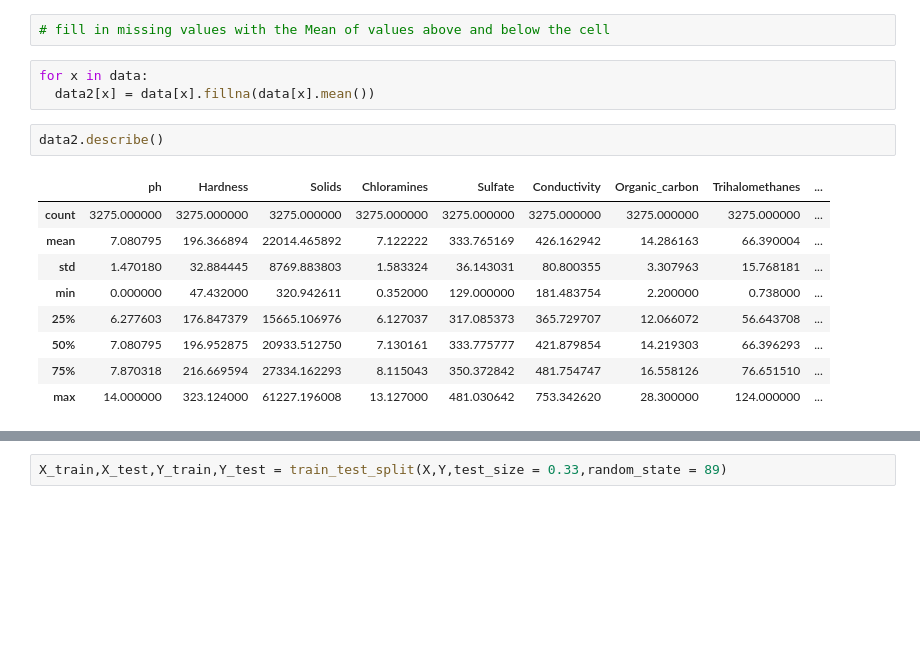
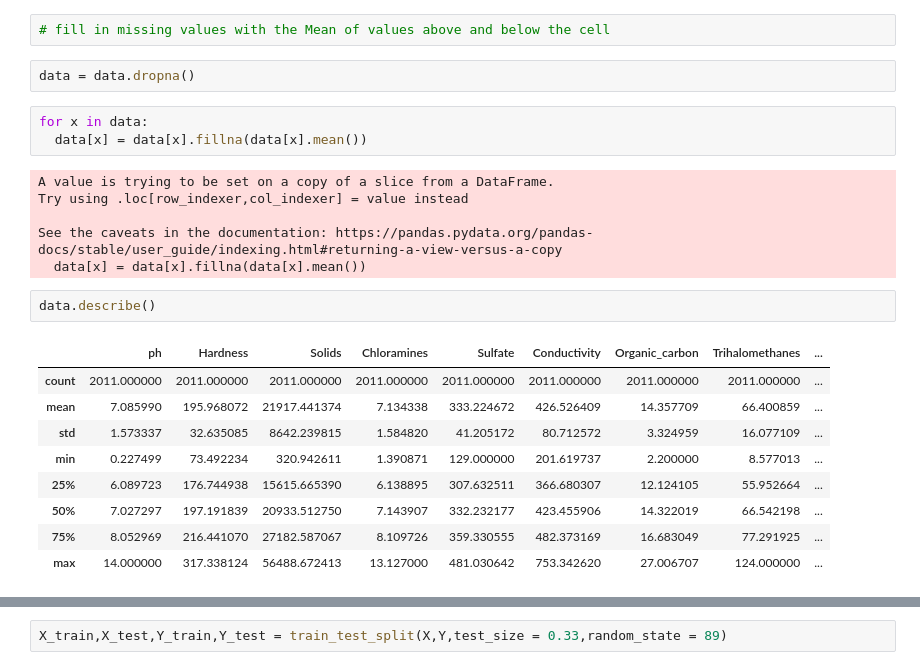
Before and after one commit to kg4687/Water_Quality_Analysis, a Jupyter notebook: Water_Potable_Prediction.ipynb, the cells around one changed output, grey strips where cells are left out. Cells and saved outputs as stored; diff of their text form; blank space fills up the shorter version.

```diff
--- a/Water_Potable_Prediction.ipynb
+++ b/Water_Potable_Prediction.ipynb
@@ -55,19 +56,27 @@ Potability           0
 dtype: int64
 # %%
 # fill in missing values with the Mean of values above and below the cell
+# %%
+data = data.dropna()
 # %%
 for x in data:
-  data2[x] = data[x].fillna(data[x].mean())
+  data[x] = data[x].fillna(data[x].mean())
+# %% [output]
+A value is trying to be set on a copy of a slice from a DataFrame.
+Try using .loc[row_indexer,col_indexer] = value instead
+
+See the caveats in the documentation: https://pandas.pydata.org/pandas-docs/stable/user_guide/indexing.html#returning-a-view-versus-a-copy
+  data[x] = data[x].fillna(data[x].mean())
 # %%
-data2.describe()
+data.describe()
 # %% [output]
 |  | ph | Hardness | Solids | Chloramines | Sulfate | Conductivity | Organic_carbon | Trihalomethanes | ... |
-| count | 3275.000000 | 3275.000000 | 3275.000000 | 3275.000000 | 3275.000000 | 3275.000000 | 3275.000000 | 3275.000000 | ... |
-| mean | 7.080795 | 196.366894 | 22014.465892 | 7.122222 | 333.765169 | 426.162942 | 14.286163 | 66.390004 | ... |
-| std | 1.470180 | 32.884445 | 8769.883803 | 1.583324 | 36.143031 | 80.800355 | 3.307963 | 15.768181 | ... |
-| min | 0.000000 | 47.432000 | 320.942611 | 0.352000 | 129.000000 | 181.483754 | 2.200000 | 0.738000 | ... |
-| 25% | 6.277603 | 176.847379 | 15665.106976 | 6.127037 | 317.085373 | 365.729707 | 12.066072 | 56.643708 | ... |
-| 50% | 7.080795 | 196.952875 | 20933.512750 | 7.130161 | 333.775777 | 421.879854 | 14.219303 | 66.396293 | ... |
-| 75% | 7.870318 | 216.669594 | 27334.162293 | 8.115043 | 350.372842 | 481.754747 | 16.558126 | 76.651510 | ... |
-| max | 14.000000 | 323.124000 | 61227.196008 | 13.127000 | 481.030642 | 753.342620 | 28.300000 | 124.000000 | ... |
+| count | 2011.000000 | 2011.000000 | 2011.000000 | 2011.000000 | 2011.000000 | 2011.000000 | 2011.000000 | 2011.000000 | ... |
+| mean | 7.085990 | 195.968072 | 21917.441374 | 7.134338 | 333.224672 | 426.526409 | 14.357709 | 66.400859 | ... |
+| std | 1.573337 | 32.635085 | 8642.239815 | 1.584820 | 41.205172 | 80.712572 | 3.324959 | 16.077109 | ... |
+| min | 0.227499 | 73.492234 | 320.942611 | 1.390871 | 129.000000 | 201.619737 | 2.200000 | 8.577013 | ... |
+| 25% | 6.089723 | 176.744938 | 15615.665390 | 6.138895 | 307.632511 | 366.680307 | 12.124105 | 55.952664 | ... |
+| 50% | 7.027297 | 197.191839 | 20933.512750 | 7.143907 | 332.232177 | 423.455906 | 14.322019 | 66.542198 | ... |
+| 75% | 8.052969 | 216.441070 | 27182.587067 | 8.109726 | 359.330555 | 482.373169 | 16.683049 | 77.291925 | ... |
+| max | 14.000000 | 317.338124 | 56488.672413 | 13.127000 | 481.030642 | 753.342620 | 27.006707 | 124.000000 | ... |
 # %%
```
Also changed, not shown: parts of 12 cells of this notebook.
